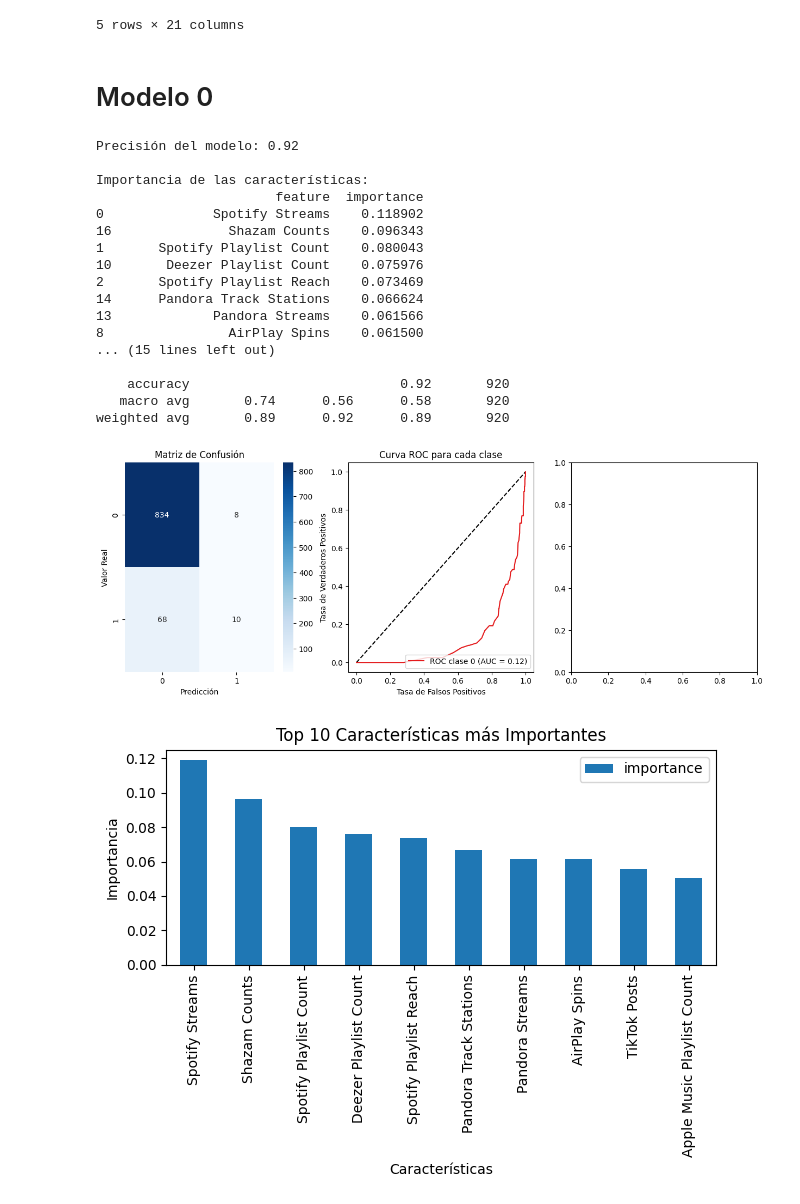
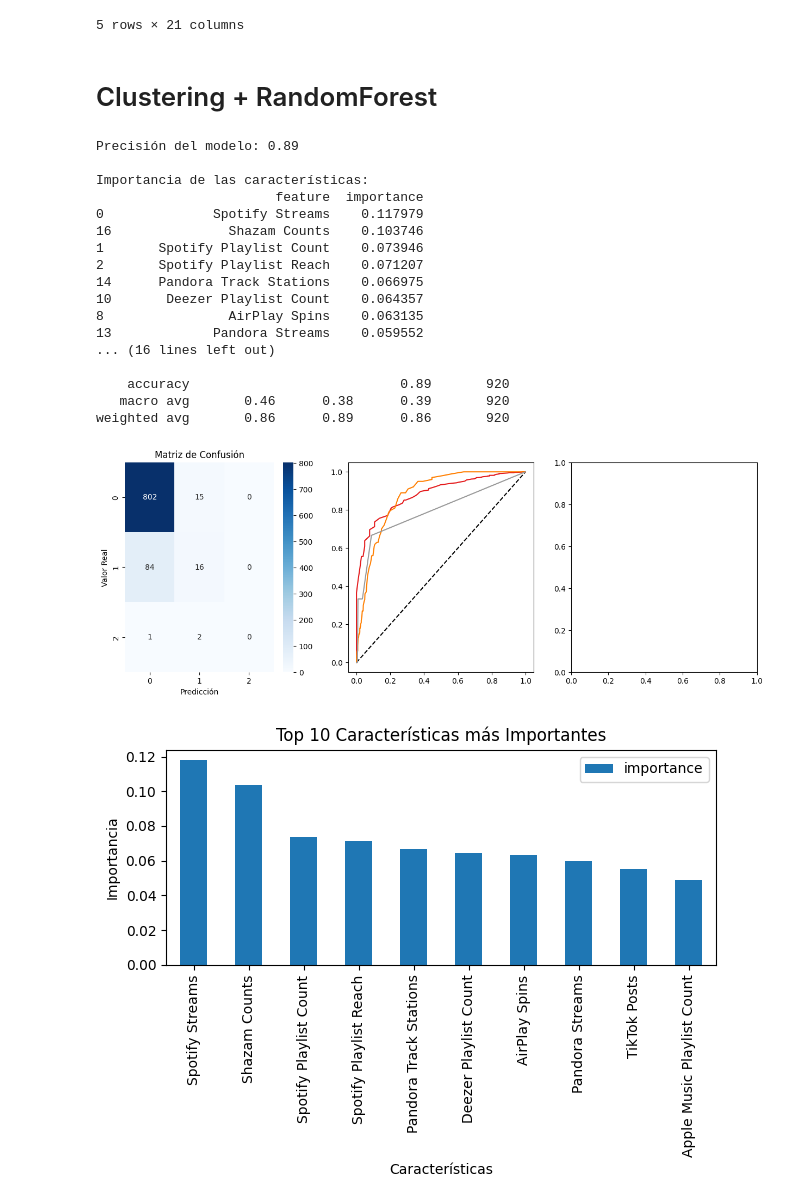
Before and after one commit to gambona/Music_EDA_ML, a Jupyter notebook: RandomForest.ipynb, the cells around one changed output. Drawn from its saved outputs; the diff is of its cells as text; code cells hidden in the pictures.

Commit message:
Actualizado RandomForest.ipynb

```diff
--- a/RandomForest.ipynb
+++ b/RandomForest.ipynb
@@ -35,37 +36,25 @@ df.head()
 | 3 | 2.031281e+09 | 269802.0 | 136569078.0 | 85.0 | 1.096101e+09 | ... |
 | 4 | 1.070349e+08 | 7223.0 | 151469874.0 | 88.0 | 7.737396e+07 | ... |
 5 rows × 21 columns
-# %% [markdown]
-# Modelo 0
+# %% [markdown]
+# Clustering + RandomForest
 # %%
-import pandas as pd
-import numpy as np
-from sklearn.cluster import KMeans
-from sklearn.ensemble import RandomForestClassifier
-from sklearn.model_selection import train_test_split
-from sklearn.preprocessing import StandardScaler
-from sklearn.metrics import accuracy_score, classification_report, confusion_matrix, roc_curve, auc
-from sklearn.preprocessing import label_binarize
-import matplotlib.pyplot as plt
-import seaborn as sns
+#Clustering de 'YouTube Views'
+kmeans = KMeans(n_clusters=3, random_state=42)
+df['YouTube Views Cluster'] = kmeans.fit_predict(df[['YouTube Views']])
 
 
-# Paso 1: Clustering de 'YouTube Views'
-kmeans = KMeans(n_clusters=2, random_state=42)
-df['YouTube Views Cluster'] = kmeans.fit_predict(df[['YouTube Views']])
-
-# Paso 2: Preparar los datos para Random Forest
 X = df.drop(['YouTube Views', 'YouTube Views Cluster','YouTube Likes','YouTube Playlist Reach'], axis=1)
 y = df['YouTube Views Cluster']
 
-# Escalamos las características
+
 scaler = StandardScaler()
 X_scaled = scaler.fit_transform(X)
 
-# Dividimos los datos en conjuntos de entrenamiento y prueba
+#Dividimos los datos en conjuntos de entrenamiento y prueba
 X_train, X_test, y_train, y_test = train_test_split(X_scaled, y, test_size=0.2, random_state=42)
 
-# Paso 3: Aplicar Random Forest
+#Random Forest
 rf_model = RandomForestClassifier(n_estimators=100, random_state=42)
 rf_model.fit(X_train, y_train)
 
@@ -87,10 +76,10 @@ print(feature_importance)
 print("\nReporte de clasificación:")
 print(classification_report(y_test, y_pred))
 
-# Visualizaciones
+
 plt.figure(figsize=(15, 5))
 
-# 1. Matriz de confusión
+# Matriz de confusión
 plt.subplot(131)
 cm = confusion_matrix(y_test, y_pred)
 sns.heatmap(cm, annot=True, fmt='d', cmap='Blues')
@@ -98,53 +87,53 @@ plt.title('Matriz de Confusión')
 plt.xlabel('Predicción')
 plt.ylabel('Valor Real')
 
-# 2. Curva ROC (para multiclase)
+# Curva ROC (para multiclase)
 plt.subplot(132)
 y_test_bin = label_binarize(y_test, classes=np.unique(y))
 y_score = rf_model.predict_proba(X_test)
 
 fpr = dict()
 tpr = dict()
 roc_auc = dict()
 n_classes = y_test_bin.shape[1]
 
 for i in range(n_classes):
     fpr[i], tpr[i], _ = roc_curve(y_test_bin[:, i], y_score[:, i])
     roc_auc[i] = auc(fpr[i], tpr[i])
 
 plt.plot([0, 1], [0, 1], 'k--')
 colors = plt.cm.get_cmap('Set1')(np.linspace(0, 1, n_classes))
 for i, color in zip(range(n_classes), colors):
     plt.plot(fpr[i], tpr[i], color=color, label=f'ROC clase {i} (AUC = {roc_auc[i]:.2f})')
 
 
-# 3. Importancia de características
+# Importancia de características
 plt.subplot(133)
 feature_importance.head(10).plot(x='feature', y='importance', kind='bar')
 plt.title('Top 10 Características más Importantes')
 plt.xlabel('Características')
 plt.ylabel('Importancia')
 plt.xticks(rotation=90)
 
 plt.tight_layout()
 plt.show()
 # %% [output]
-Precisión del modelo: 0.92
+Precisión del modelo: 0.89
 
 Importancia de las características:
                        feature  importance
-0              Spotify Streams    0.118902
-16               Shazam Counts    0.096343
-1       Spotify Playlist Count    0.080043
-10       Deezer Playlist Count    0.075976
-2       Spotify Playlist Reach    0.073469
-14      Pandora Track Stations    0.066624
-13             Pandora Streams    0.061566
-8                AirPlay Spins    0.061500
-... (15 lines left out)
+0              Spotify Streams    0.117979
+16               Shazam Counts    0.103746
+1       Spotify Playlist Count    0.073946
+2       Spotify Playlist Reach    0.071207
+14      Pandora Track Stations    0.066975
+10       Deezer Playlist Count    0.064357
+8                AirPlay Spins    0.063135
+13             Pandora Streams    0.059552
+... (16 lines left out)
 
-    accuracy                           0.92       920
-   macro avg       0.74      0.56      0.58       920
-weighted avg       0.89      0.92      0.89       920
+    accuracy                           0.89       920
+   macro avg       0.46      0.38      0.39       920
+weighted avg       0.86      0.89      0.86       920
-[figure, old version]
+[figure, new version]
-[figure, old version]
+[figure, new version]
```
Also changed, not shown: parts of 3 cells of this notebook, 1 other file.
